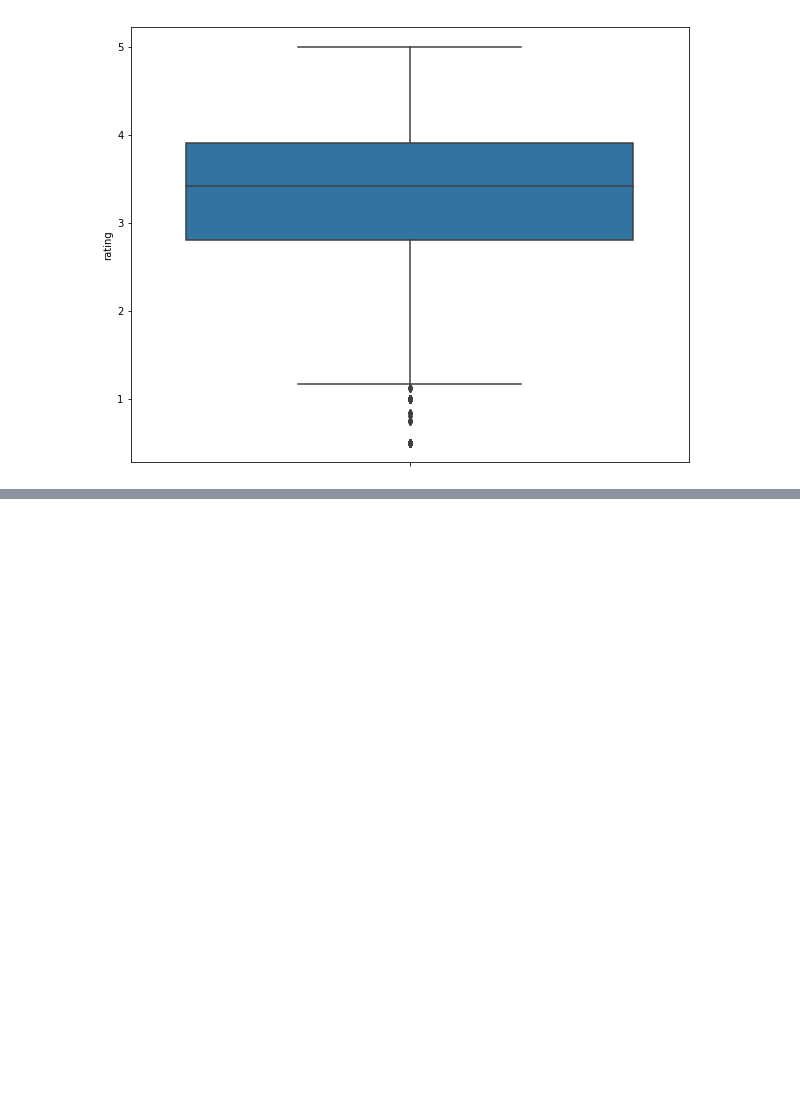
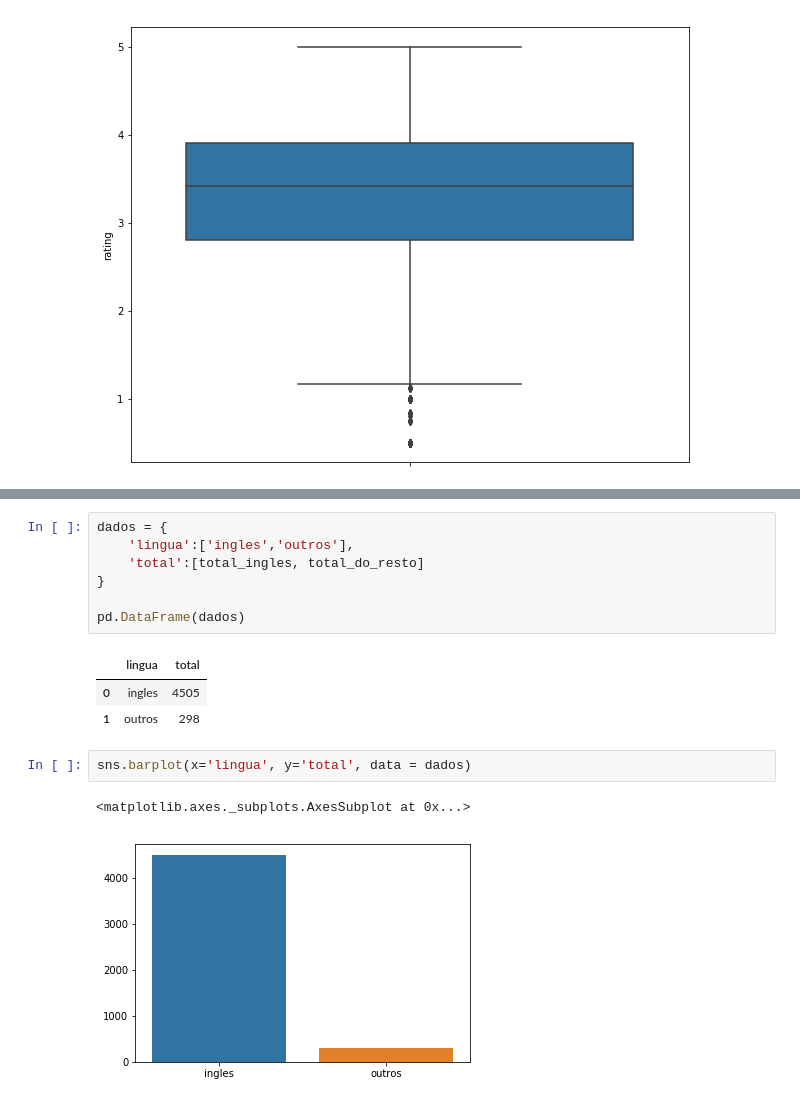
Before and after one commit to rafaelcamelo31/Introdu-o-a-Data-Science, a Jupyter notebook: Introdução_a_Data_Science.ipynb, the cells around one changed output, grey strips where cells are left out. Cells and saved outputs as stored; diff of their text form; blank space fills up the shorter version.

```diff
--- a/Introdução_a_Data_Science.ipynb
+++ b/Introdução_a_Data_Science.ipynb
@@ -126,0 +209,16 @@ sns.boxplot(y = mean_movie_ratings)
+# %%
+dados = {
+    'lingua':['ingles','outros'],
+    'total':[total_ingles, total_do_resto]
+}
+
+pd.DataFrame(dados)
+# %% [output]
+|  | lingua | total |
+| 0 | ingles | 4505 |
+| 1 | outros | 298 |
+# %%
+sns.barplot(x='lingua', y='total', data = dados)
+# %% [output]
+<matplotlib.axes._subplots.AxesSubplot at 0x...>
+[figure, added]
```
Also changed, not shown: parts of 14 cells of this notebook.
